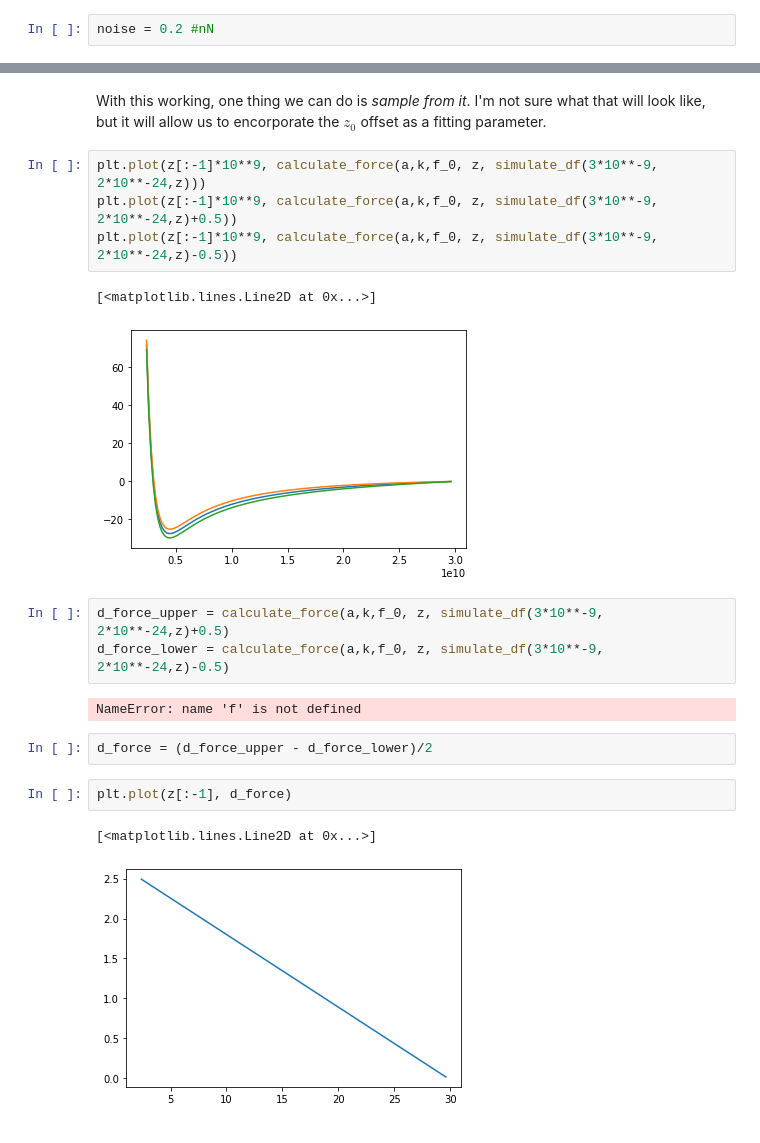
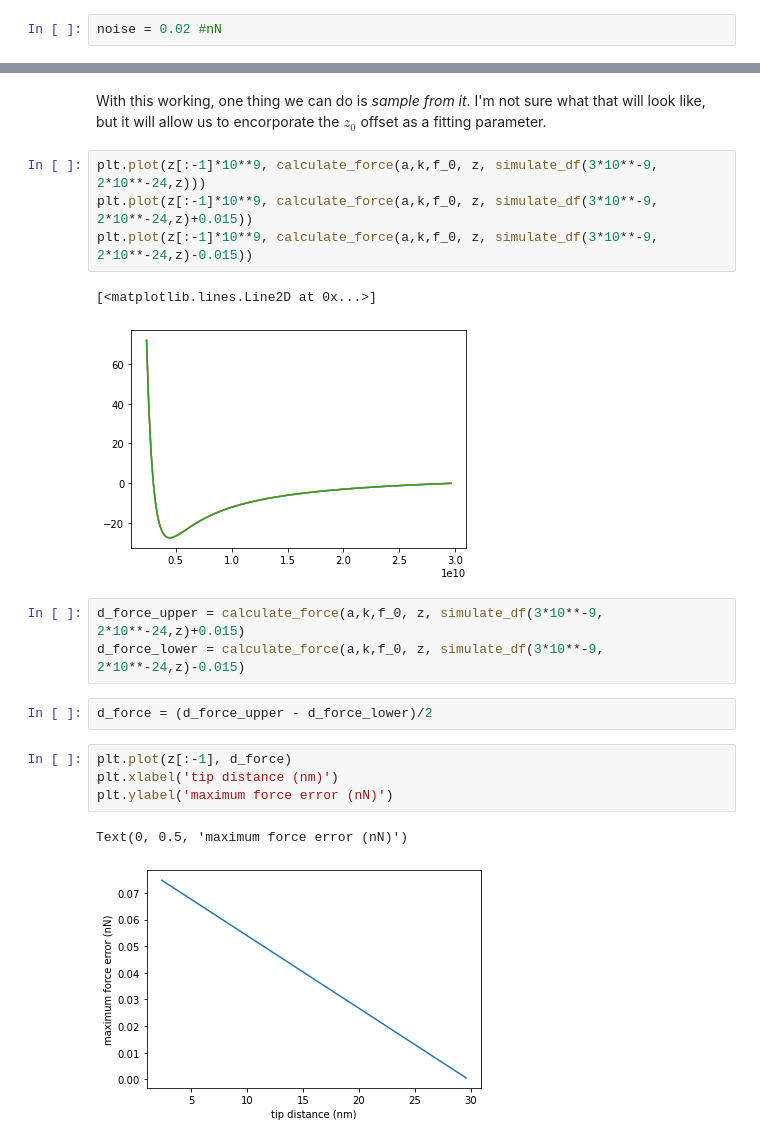
Before and after one commit to phys201/nc_AFM, a Jupyter notebook: documentation.ipynb, the cells around one changed output, grey strips where cells are left out. Cells and saved outputs as stored; diff of their text form.

```diff
--- a/documentation.ipynb
+++ b/documentation.ipynb
@@ -84,7 +84,7 @@ import matplotlib.pyplot as plt
 # %%
 z = np.arange(2.4, 30, 0.2) #nN
 # %%
-noise = 0.2 #nN
+noise = 0.02 #nN
 # %%
 def simulate_data(epsilon, sigma, noise, z):
 
@@ -323,20 +361,20 @@ def calculate_force(a,k,f_0, z, df_data):
 With this working, one thing we can do is *sample from it*. I'm not sure what that will look like, but it will allow us to encorporate the $z_0$ offset as a fitting parameter.
 # %%
 plt.plot(z[:-1]*10**9, calculate_force(a,k,f_0, z, simulate_df(3*10**-9, 2*10**-24,z)))
-plt.plot(z[:-1]*10**9, calculate_force(a,k,f_0, z, simulate_df(3*10**-9, 2*10**-24,z)+0.5))
-plt.plot(z[:-1]*10**9, calculate_force(a,k,f_0, z, simulate_df(3*10**-9, 2*10**-24,z)-0.5))
+plt.plot(z[:-1]*10**9, calculate_force(a,k,f_0, z, simulate_df(3*10**-9, 2*10**-24,z)+0.015))
+plt.plot(z[:-1]*10**9, calculate_force(a,k,f_0, z, simulate_df(3*10**-9, 2*10**-24,z)-0.015))
 # %% [output]
 [<matplotlib.lines.Line2D at 0x...>]
-[figure, old version]
+[figure, new version]
 # %%
-d_force_upper = calculate_force(a,k,f_0, z, simulate_df(3*10**-9, 2*10**-24,z)+0.5)
-d_force_lower = calculate_force(a,k,f_0, z, simulate_df(3*10**-9, 2*10**-24,z)-0.5)
+d_force_upper = calculate_force(a,k,f_0, z, simulate_df(3*10**-9, 2*10**-24,z)+0.015)
+d_force_lower = calculate_force(a,k,f_0, z, simulate_df(3*10**-9, 2*10**-24,z)-0.015)
-# %% [output]
-NameError: name 'f' is not defined
 # %%
 d_force = (d_force_upper - d_force_lower)/2
 # %%
 plt.plot(z[:-1], d_force)
+plt.xlabel('tip distance (nm)')
+plt.ylabel('maximum force error (nN)')
 # %% [output]
-[<matplotlib.lines.Line2D at 0x...>]
+Text(0, 0.5, 'maximum force error (nN)')
-[figure, old version]
+[figure, new version]
```
Also changed, not shown: parts of 21 cells of this notebook.
